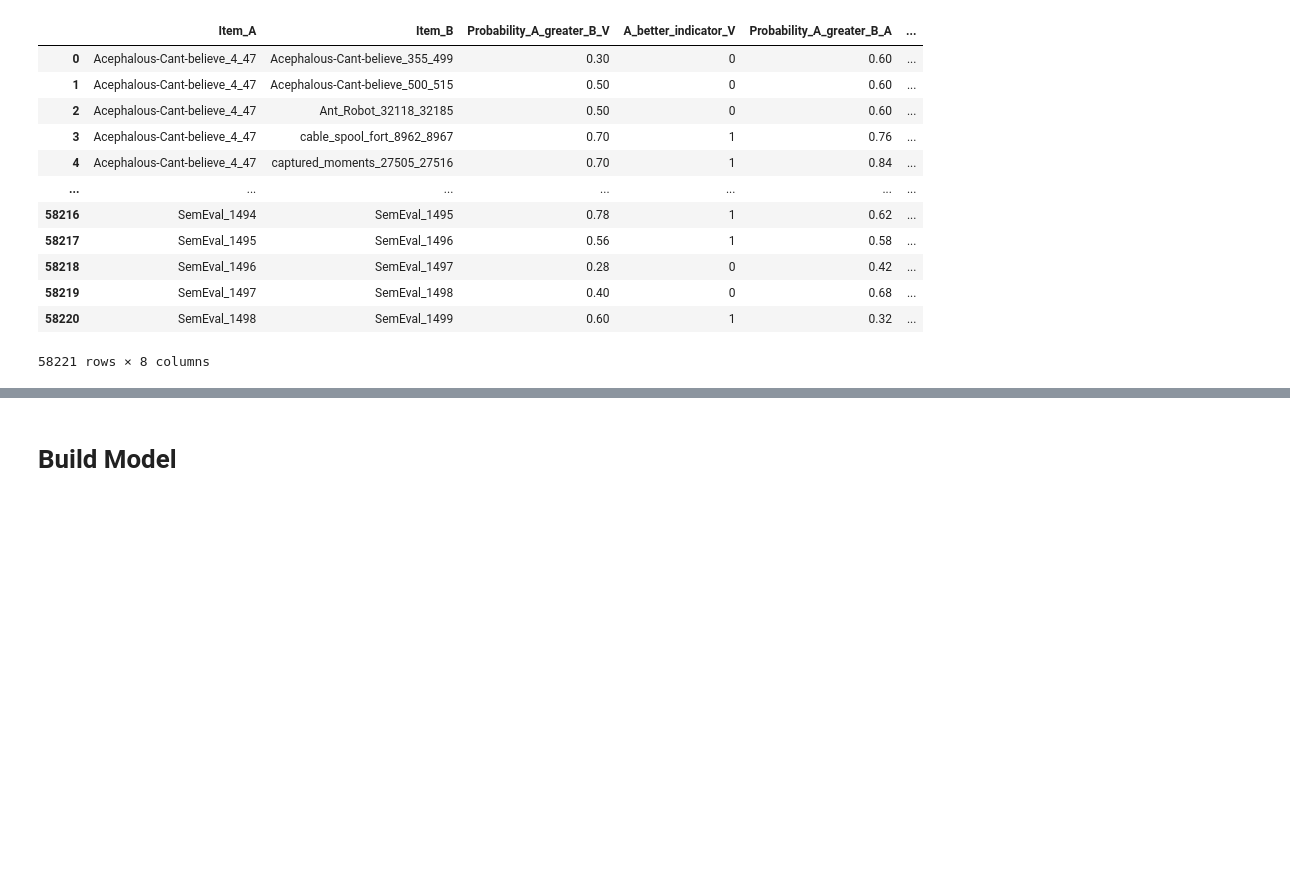
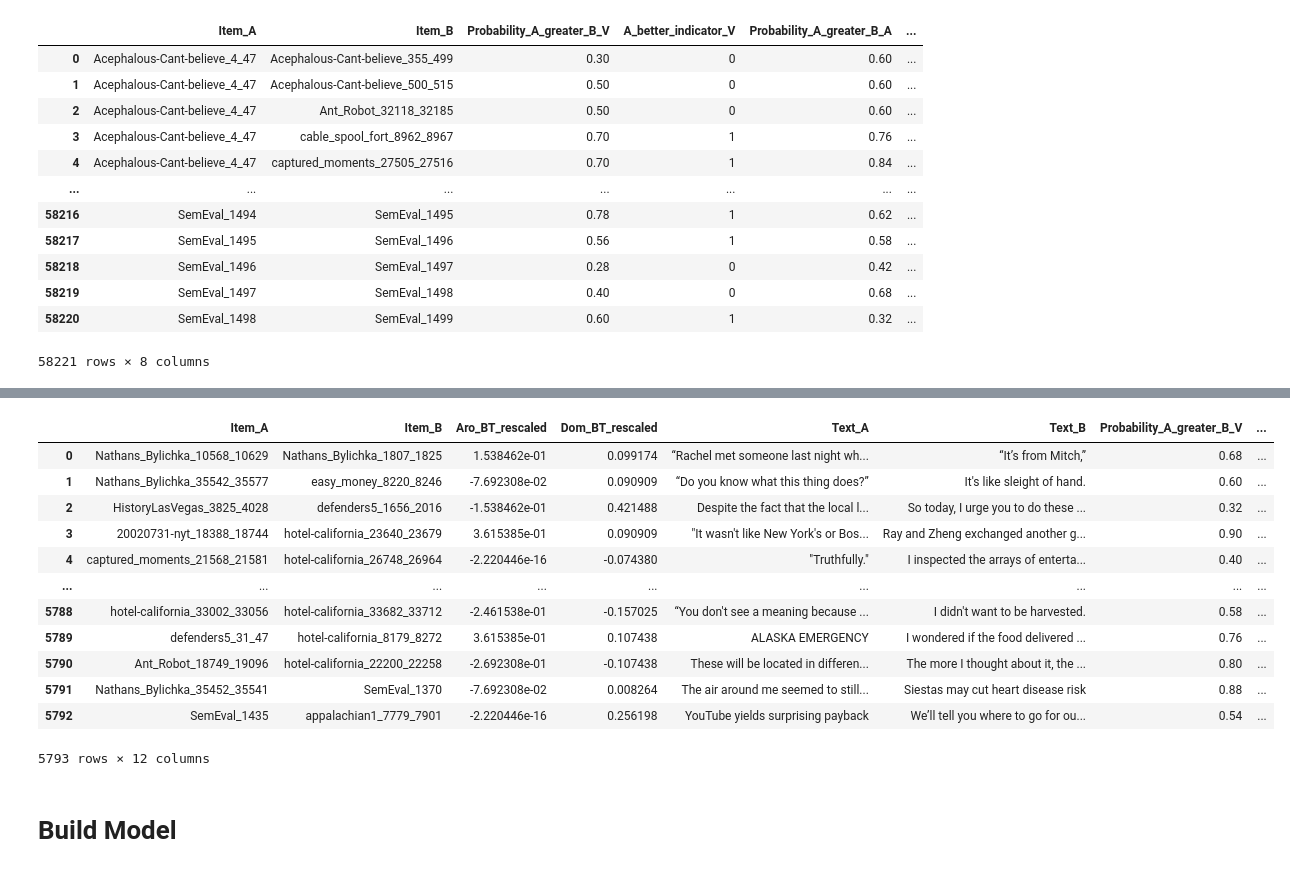
Before and after one commit to EDSI-UMD-College-Park/EmoPair, a Jupyter notebook: Model Training/reward_emobank.ipynb, the cells around one changed output, grey strips where cells are left out. Cells and saved outputs as stored; diff of their text form; code cells hidden in the pictures; blank space fills up the shorter version.

```diff
--- a/Model Training/reward_emobank.ipynb
+++ b/Model Training/reward_emobank.ipynb
@@ -390,3 +366,20 @@ make_tuples(train_set_pairs)[:2]  # Show first 2 examples
+# %%
+test_set_pairs = prepare_eval_test_pairs('test', V, A, D, emobank)
+test_set_pairs
+# %% [output]
+|  | Item_A | Item_B | Aro_BT_rescaled | Dom_BT_rescaled | Text_A | Text_B | Probability_A_greater_B_V | ... |
+| 0 | Nathans_Bylichka_10568_10629 | Nathans_Bylichka_1807_1825 | 1.538462e-01 | 0.099174 | “Rachel met someone last night wh... | “It’s from Mitch,” | 0.68 | ... |
+| 1 | Nathans_Bylichka_35542_35577 | easy_money_8220_8246 | -7.692308e-02 | 0.090909 | “Do you know what this thing does?” | It's like sleight of hand. | 0.60 | ... |
+| 2 | HistoryLasVegas_3825_4028 | defenders5_1656_2016 | -1.538462e-01 | 0.421488 | Despite the fact that the local l... | So today, I urge you to do these ... | 0.32 | ... |
+| 3 | 20020731-nyt_18388_18744 | hotel-california_23640_23679 | 3.615385e-01 | 0.090909 | "It wasn't like New York's or Bos... | Ray and Zheng exchanged another g... | 0.90 | ... |
+| 4 | captured_moments_21568_21581 | hotel-california_26748_26964 | -2.220446e-16 | -0.074380 | "Truthfully." | I inspected the arrays of enterta... | 0.40 | ... |
+| ... | ... | ... | ... | ... | ... | ... | ... | ... |
+| 5788 | hotel-california_33002_33056 | hotel-california_33682_33712 | -2.461538e-01 | -0.157025 | “You don't see a meaning because ... | I didn't want to be harvested. | 0.58 | ... |
+| 5789 | defenders5_31_47 | hotel-california_8179_8272 | 3.615385e-01 | 0.107438 | ALASKA EMERGENCY | I wondered if the food delivered ... | 0.76 | ... |
+| 5790 | Ant_Robot_18749_19096 | hotel-california_22200_22258 | -2.692308e-01 | -0.107438 | These will be located in differen... | The more I thought about it, the ... | 0.80 | ... |
+| 5791 | Nathans_Bylichka_35452_35541 | SemEval_1370 | -7.692308e-02 | 0.008264 | The air around me seemed to still... | Siestas may cut heart disease risk | 0.88 | ... |
+| 5792 | SemEval_1435 | appalachian1_7779_7901 | -2.220446e-16 | 0.256198 | YouTube yields surprising payback | We’ll tell you where to go for ou... | 0.54 | ... |
+5793 rows × 12 columns
 # %% [markdown]
 # Build Model
 # %% [markdown]
```
Also changed, not shown: parts of 12 cells of this notebook, 4 other files.
